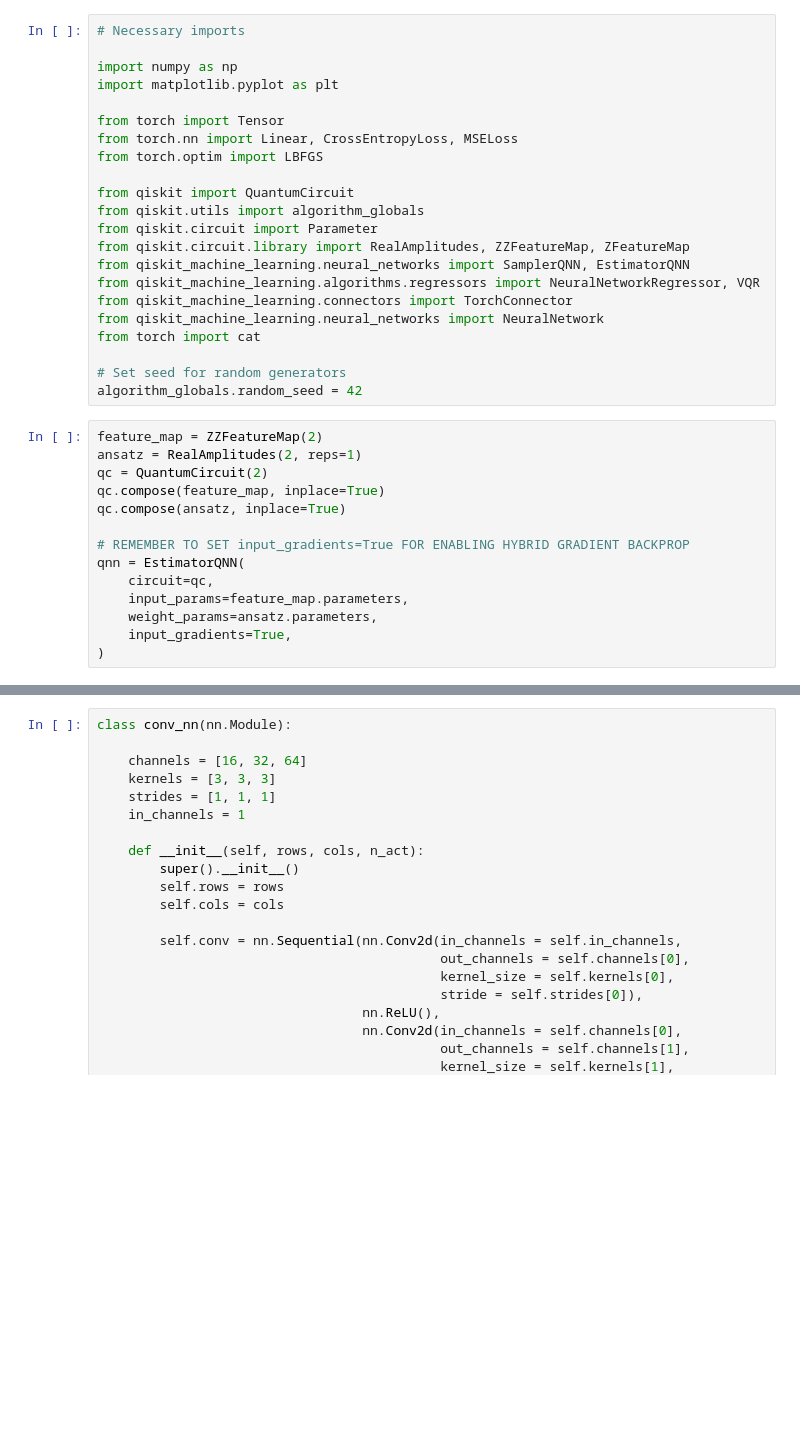
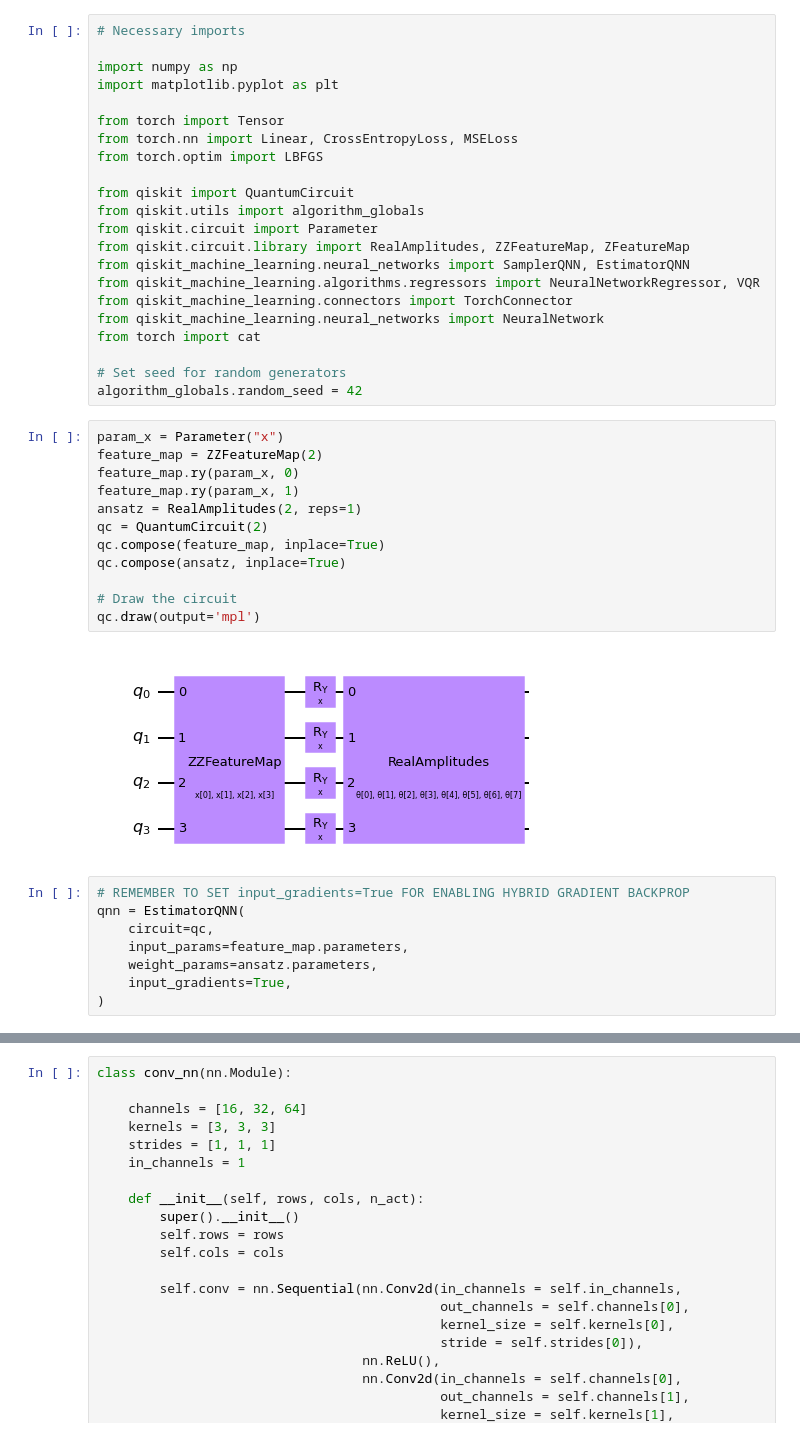
Before and after one commit to MarkCodering/Quantum-Maze-DQN, a Jupyter notebook: quantumDNN.ipynb, the cells around one changed output, grey strips where cells are left out. Cells and saved outputs as stored; diff of their text form; blank space fills up the shorter version.

```diff
--- a/quantumDNN.ipynb
+++ b/quantumDNN.ipynb
@@ -65,13 +65,21 @@ from torch import cat
 
 # Set seed for random generators
 algorithm_globals.random_seed = 42
+# %%
+param_x = Parameter("x")
+feature_map = ZZFeatureMap(2)
+feature_map.ry(param_x, 0)
+feature_map.ry(param_x, 1)
+ansatz = RealAmplitudes(2, reps=1)
+qc = QuantumCircuit(2)
+qc.compose(feature_map, inplace=True)
+qc.compose(ansatz, inplace=True)
+
+# Draw the circuit
+qc.draw(output='mpl')
+# %% [output]
+[figure, added]
 # %%
-feature_map = ZZFeatureMap(2)
-ansatz = RealAmplitudes(2, reps=1)
-qc = QuantumCircuit(2)
-qc.compose(feature_map, inplace=True)
-qc.compose(ansatz, inplace=True)
-
 # REMEMBER TO SET input_gradients=True FOR ENABLING HYBRID GRADIENT BACKPROP
 qnn = EstimatorQNN(
     circuit=qc,
```
Also changed, not shown: parts of 5 cells of this notebook, 13 other files.
